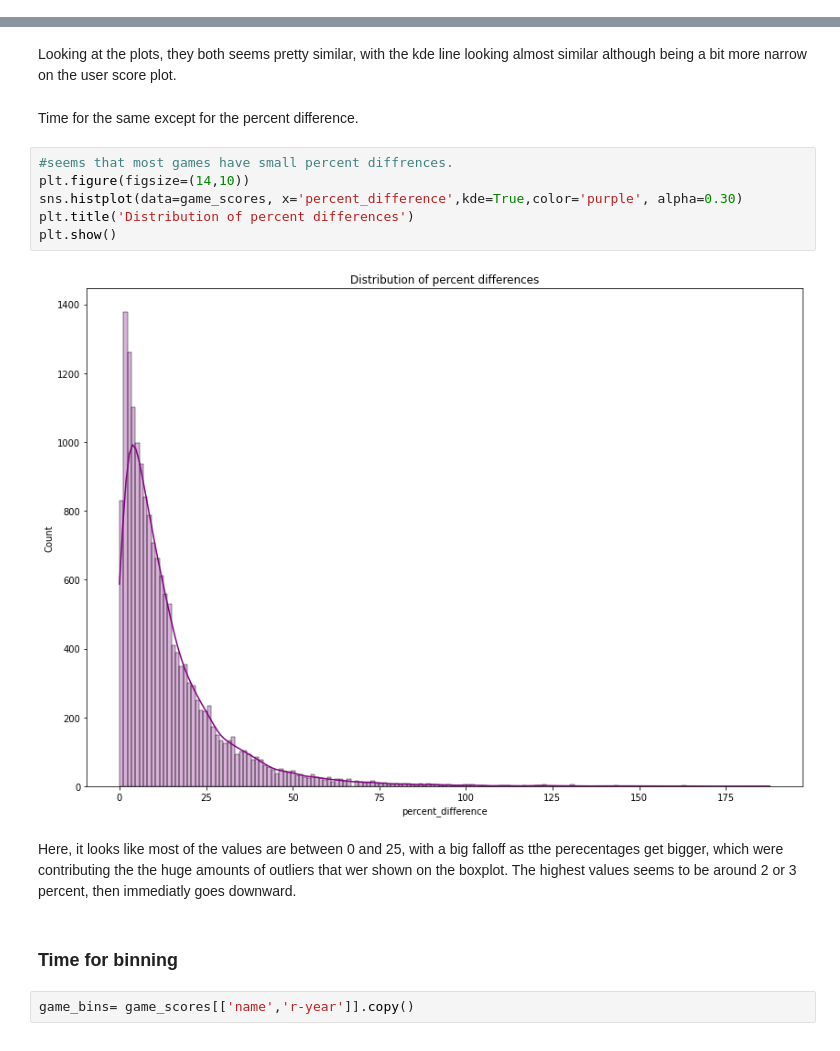
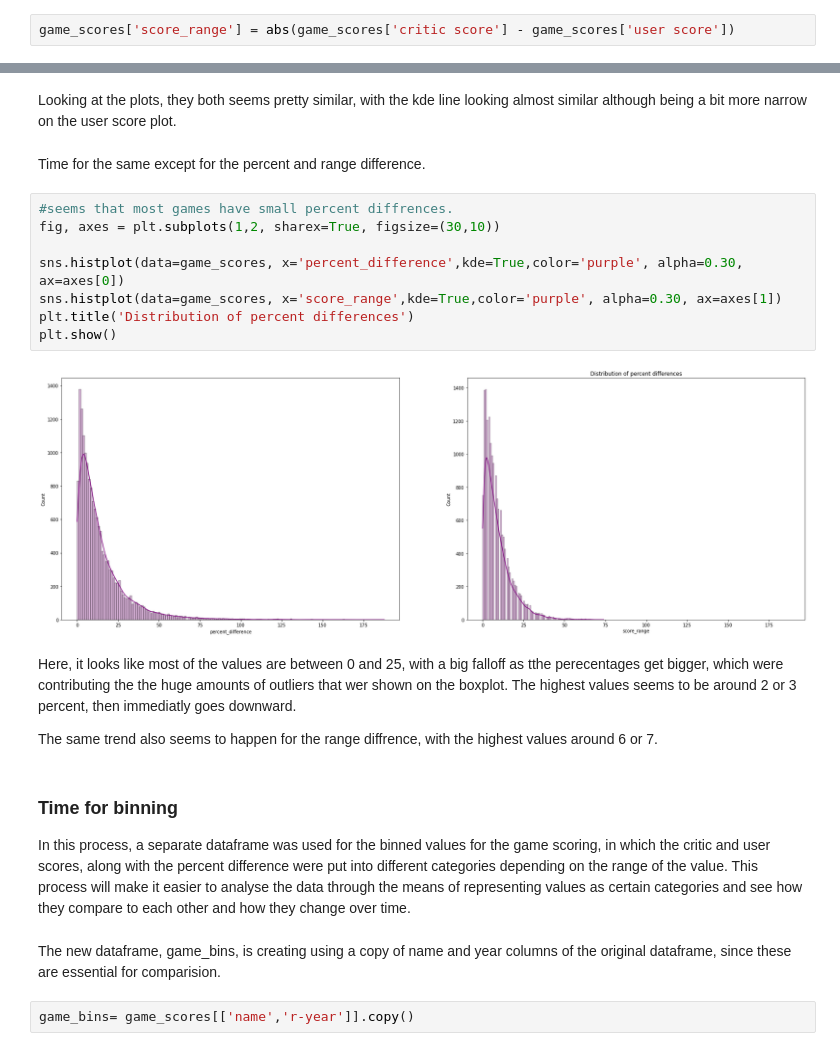
Before and after one commit to BlexxeCode/DataProjects, a Jupyter notebook: difference-between-critics-and-user-game-scores.ipynb, the cells around one changed output, grey strips where cells are left out. Cells and saved outputs as stored; diff of their text form.

Commit message:
Kaggle Notebook | Difference between critics and user game scores   | Version 4

```diff
--- a/difference-between-critics-and-user-game-scores.ipynb
+++ b/difference-between-critics-and-user-game-scores.ipynb
@@ -190,3 +192,5 @@ As an extra, I also decided to make a separate column exclusively for the year,
+# %%
+game_scores['score_range'] = abs(game_scores['critic score'] - game_scores['user score'])
 # %%
 # converting the release date to a more easier to work with datetime format.
 game_scores['r-date'] = pd.to_datetime(game_scores['r-date'])
@@ -364,19 +385,27 @@ plt.show()
 # %% [markdown]
 Looking at the plots, they both seems pretty similar, with the kde line looking almost similar although being a bit more narrow on the user score plot.
 # %% [markdown]
-Time for the same except for the percent difference.
+Time for the same except for the percent and range difference.
 # %%
 #seems that most games have small percent diffrences.
-plt.figure(figsize=(14,10))
-sns.histplot(data=game_scores, x='percent_difference',kde=True,color='purple', alpha=0.30)
+fig, axes = plt.subplots(1,2, sharex=True, figsize=(30,10))
+
+sns.histplot(data=game_scores, x='percent_difference',kde=True,color='purple', alpha=0.30, ax=axes[0])
+sns.histplot(data=game_scores, x='score_range',kde=True,color='purple', alpha=0.30, ax=axes[1])
 plt.title('Distribution of percent differences')
 plt.show()
 # %% [output]
-[figure, old version]
+[figure, new version]
 # %% [markdown]
 Here, it looks like most of the values are between 0 and 25, with a big falloff as tthe perecentages get bigger, which were contributing the the huge amounts of outliers that wer shown on the boxplot.
 The highest values seems to be around 2 or 3 percent, then immediatly goes downward.
+
+The same trend also seems to happen for the range diffrence, with the highest values around 6 or 7.
-# %% [markdown]
-### Time for binning
+# %% [markdown]
+### Time for binning
+
+In this process, a separate dataframe was used for the binned values for the game scoring, in which the critic and user scores, along with the percent difference were put into different categories depending on the range of the value. This process will make it easier to analyse the data through the means of representing values as certain categories and see how they compare to each other and how they change over time.
+# %% [markdown]
+The new dataframe, game_bins, is creating using a copy of name and year columns of the original dataframe, since these are essential for comparision.
 # %%
 game_bins= game_scores[['name','r-year']].copy()
```
Also changed, not shown: parts of 67 cells of this notebook.
